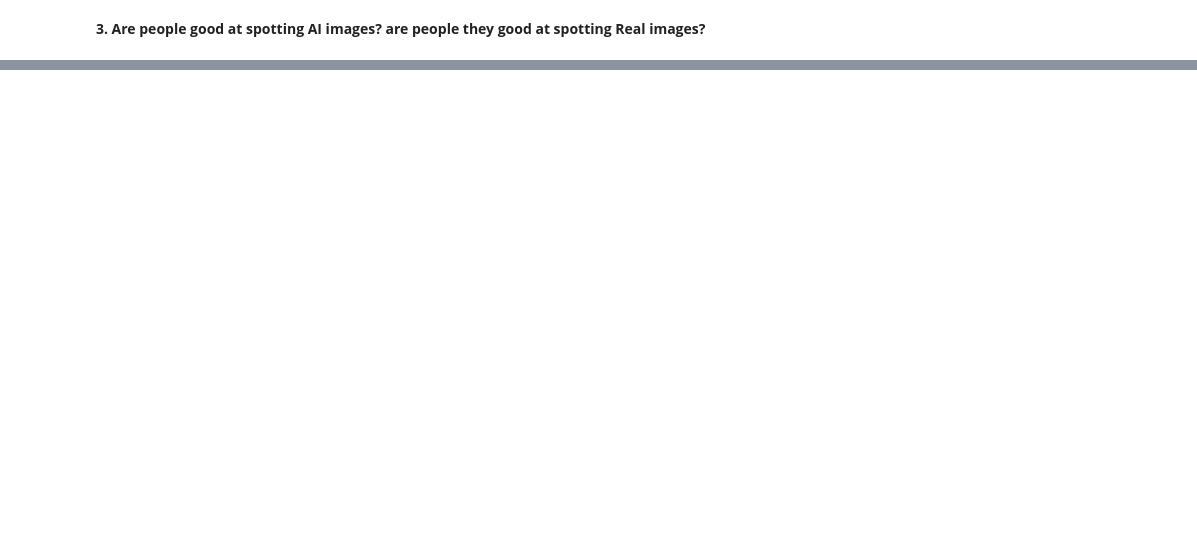
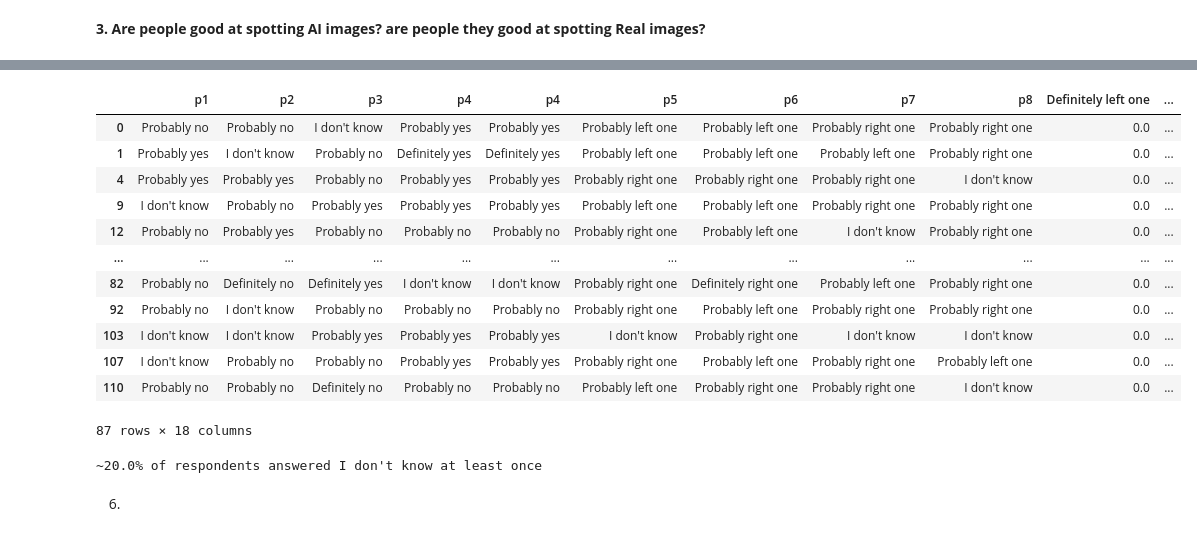
Before and after one commit to ShalyginaA/artificial-or-real-version2, a Jupyter notebook: main_analysis.ipynb, the cells around one changed output, grey strips where cells are left out. Drawn from its saved outputs; the diff is of its cells as text; code cells hidden in the pictures; blank space fills up the shorter version.

```diff
--- a/main_analysis.ipynb
+++ b/main_analysis.ipynb
@@ -279,0 +377,23 @@ plt.show()
+# %%
+df5[df5["I don't know"] > 0]
+# %% [output]
+|  | p1 | p2 | p3 | p4 | p4 | p5 | p6 | p7 | p8 | Definitely left one | ... |
+| 0 | Probably no | Probably no | I don't know | Probably yes | Probably yes | Probably left one | Probably left one | Probably right one | Probably right one | 0.0 | ... |
+| 1 | Probably yes | I don't know | Probably no | Definitely yes | Definitely yes | Probably left one | Probably left one | Probably left one | Probably right one | 0.0 | ... |
+| 4 | Probably yes | Probably yes | Probably no | Probably yes | Probably yes | Probably right one | Probably right one | Probably right one | I don't know | 0.0 | ... |
+| 9 | I don't know | Probably no | Probably yes | Probably yes | Probably yes | Probably left one | Probably left one | Probably right one | Probably right one | 0.0 | ... |
+| 12 | Probably no | Probably yes | Probably no | Probably no | Probably no | Probably right one | Probably left one | I don't know | Probably right one | 0.0 | ... |
+| ... | ... | ... | ... | ... | ... | ... | ... | ... | ... | ... | ... |
+| 82 | Probably no | Definitely no | Definitely yes | I don't know | I don't know | Probably right one | Definitely right one | Probably left one | Probably right one | 0.0 | ... |
+| 92 | Probably no | I don't know | Probably no | Probably no | Probably no | Probably right one | Probably left one | Probably right one | Probably right one | 0.0 | ... |
+| 103 | I don't know | I don't know | Probably yes | Probably yes | Probably yes | I don't know | Probably right one | I don't know | I don't know | 0.0 | ... |
+| 107 | I don't know | Probably no | Probably no | Probably yes | Probably yes | Probably right one | Probably left one | Probably right one | Probably left one | 0.0 | ... |
+| 110 | Probably no | Probably no | Definitely no | Probably no | Probably no | Probably left one | Probably right one | Probably right one | I don't know | 0.0 | ... |
+87 rows × 18 columns
+# %%
+print("~" + str(np.round(len(df5[df5["I don't know"] > 0])/len(df5)*100))+
+      "% of respondents answered I don't know at least once")
+# %% [output]
+~20.0% of respondents answered I don't know at least once
+# %% [markdown]
+6.
```
Also changed, not shown: parts of 11 cells of this notebook.
